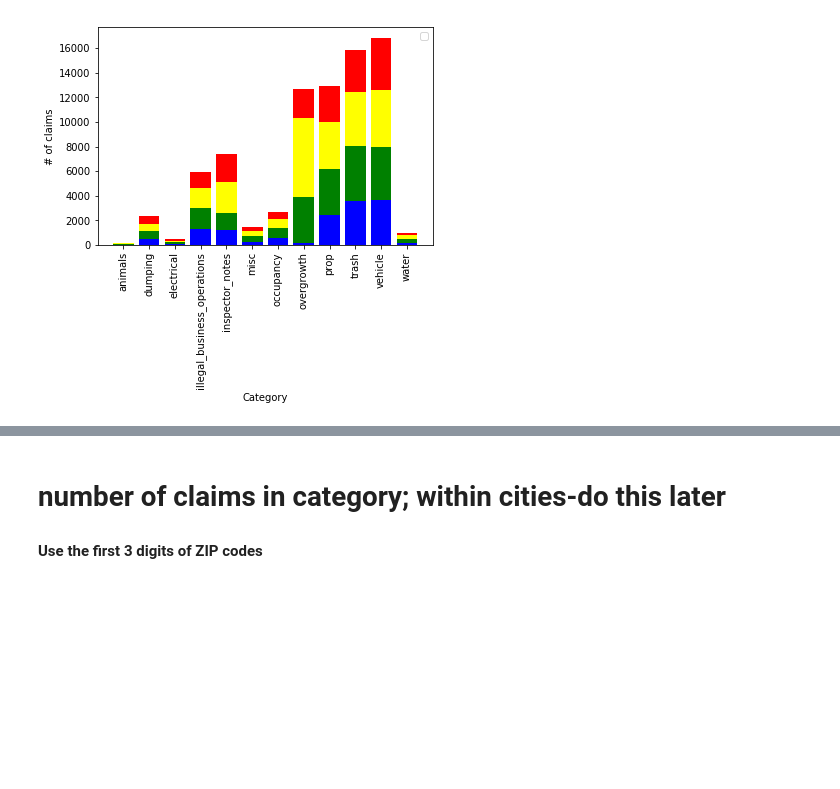
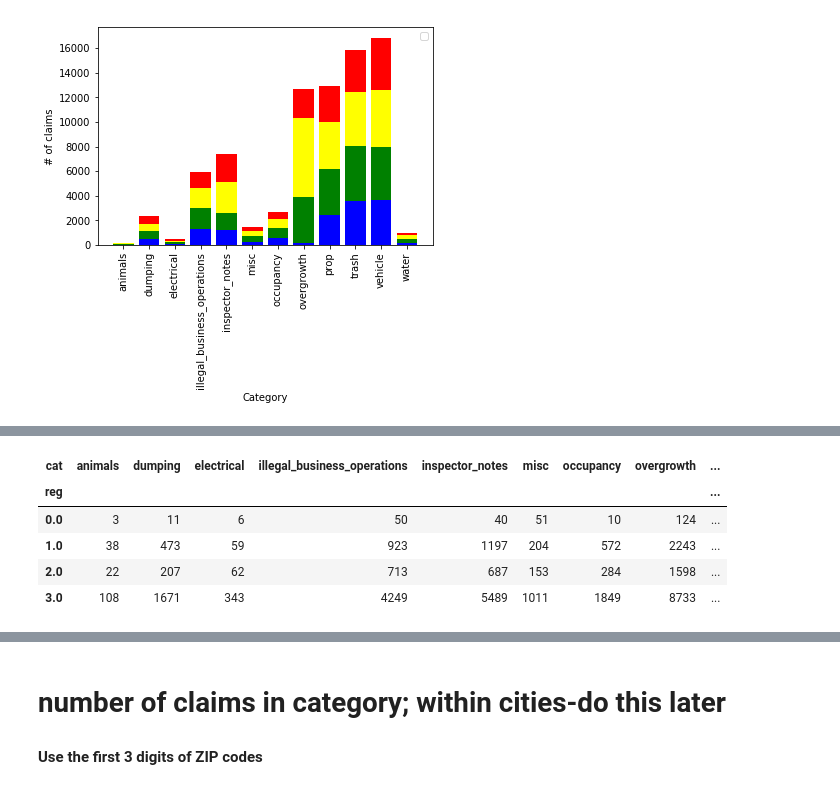
Before and after one commit to shrutijalewar/data-question-2-xtreme-united, a Jupyter notebook: viol_charts.ipynb, the cells around one changed output, grey strips where cells are left out. Cells and saved outputs as stored; diff of their text form; code cells hidden in the pictures; blank space fills up the shorter version.

```diff
--- a/viol_charts.ipynb
+++ b/viol_charts.ipynb
@@ -207,0 +209,14 @@ See: http://matplotlib.org/users/legend_guide.html#using-proxy-artist
+# %%
+vi_zip=vi_map_filter.drop(['Date Received', 'City', 'Complaint Source',
+       'Status', 'Council District', 'Last Activity Date',
+       'Last Activity Result', 'Month', 'Season'],1)
+vi_zip['ZIP']=vi_zip['ZIP'].fillna(36900)
+# %%
+vi_ZZ=vi_zip['ZIP'].replace(0,36900)
+# vi_zip['ZIP'].head(30)
+vi_zip['ZIP']=vi_ZZ
+# %%
+vi_zip['reg']=(vi_zip['ZIP']//100)-369
+# vi_zip['reg'].replace(-369,0)
+
+vi_zip.head(3)
@@ -207,0 +239,11 @@ See: http://matplotlib.org/users/legend_guide.html#using-proxy-artist
+# %%
+#creating pivot
+vi_catzp_pvt=vi_catzp.pivot(index='reg',columns='cat',values='freq').fillna(0)
+vi_catzp_pvt
+# %% [output]
+| cat | animals | dumping | electrical | illegal_business_operations | inspector_notes | misc | occupancy | overgrowth | ... |
+| reg |  |  |  |  |  |  |  |  | ... |
+| 0.0 | 3 | 11 | 6 | 50 | 40 | 51 | 10 | 124 | ... |
+| 1.0 | 38 | 473 | 59 | 923 | 1197 | 204 | 572 | 2243 | ... |
+| 2.0 | 22 | 207 | 62 | 713 | 687 | 153 | 284 | 1598 | ... |
+| 3.0 | 108 | 1671 | 343 | 4249 | 5489 | 1011 | 1849 | 8733 | ... |
```
Also changed, not shown: parts of 17 cells of this notebook, 1 other file.
